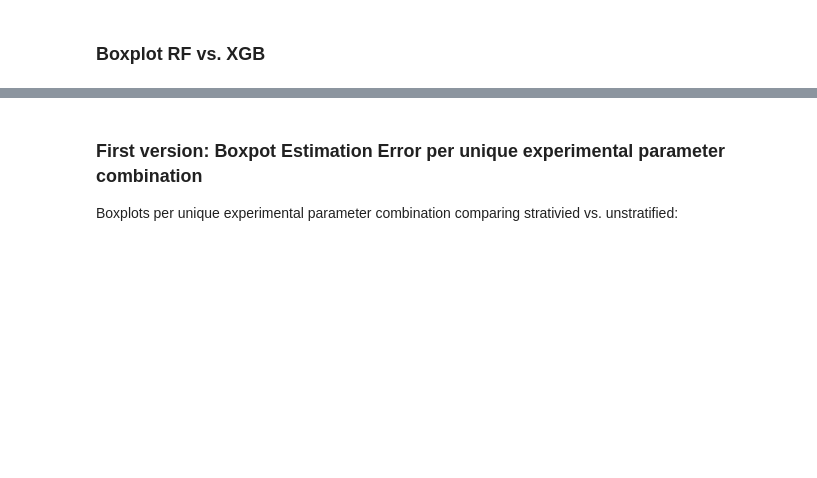
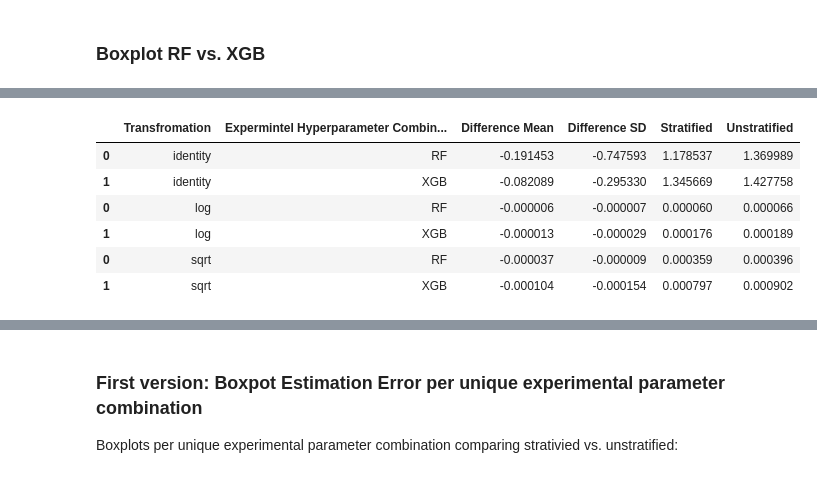
Before and after one commit to annegriddl/slds_stratification, a Jupyter notebook: Simulations/Final_Setup/Evaluation/04_Error_Estimator_json.ipynb, the cells around one changed output, grey strips where cells are left out. Saved outputs shown, nothing was run; the diff lists cells and outputs as text; code cells hidden in the pictures; blank space fills up the shorter version.

```diff
--- a/Simulations/Final_Setup/Evaluation/04_Error_Estimator_json.ipynb
+++ b/Simulations/Final_Setup/Evaluation/04_Error_Estimator_json.ipynb
@@ -179,0 +238,10 @@ data['error_estimator_mean_unstratified'] = data['error_estimator_unstratified']
+# %%
+differences_overview
+# %% [output]
+|  | Transfromation | Expermintel Hyperparameter Combin... | Difference Mean | Difference SD | Stratified | Unstratified |
+| 0 | identity | RF | -0.191453 | -0.747593 | 1.178537 | 1.369989 |
+| 1 | identity | XGB | -0.082089 | -0.295330 | 1.345669 | 1.427758 |
+| 0 | log | RF | -0.000006 | -0.000007 | 0.000060 | 0.000066 |
+| 1 | log | XGB | -0.000013 | -0.000029 | 0.000176 | 0.000189 |
+| 0 | sqrt | RF | -0.000037 | -0.000009 | 0.000359 | 0.000396 |
+| 1 | sqrt | XGB | -0.000104 | -0.000154 | 0.000797 | 0.000902 |
```
Also changed, not shown: parts of 22 cells of this notebook, 6 other files.
